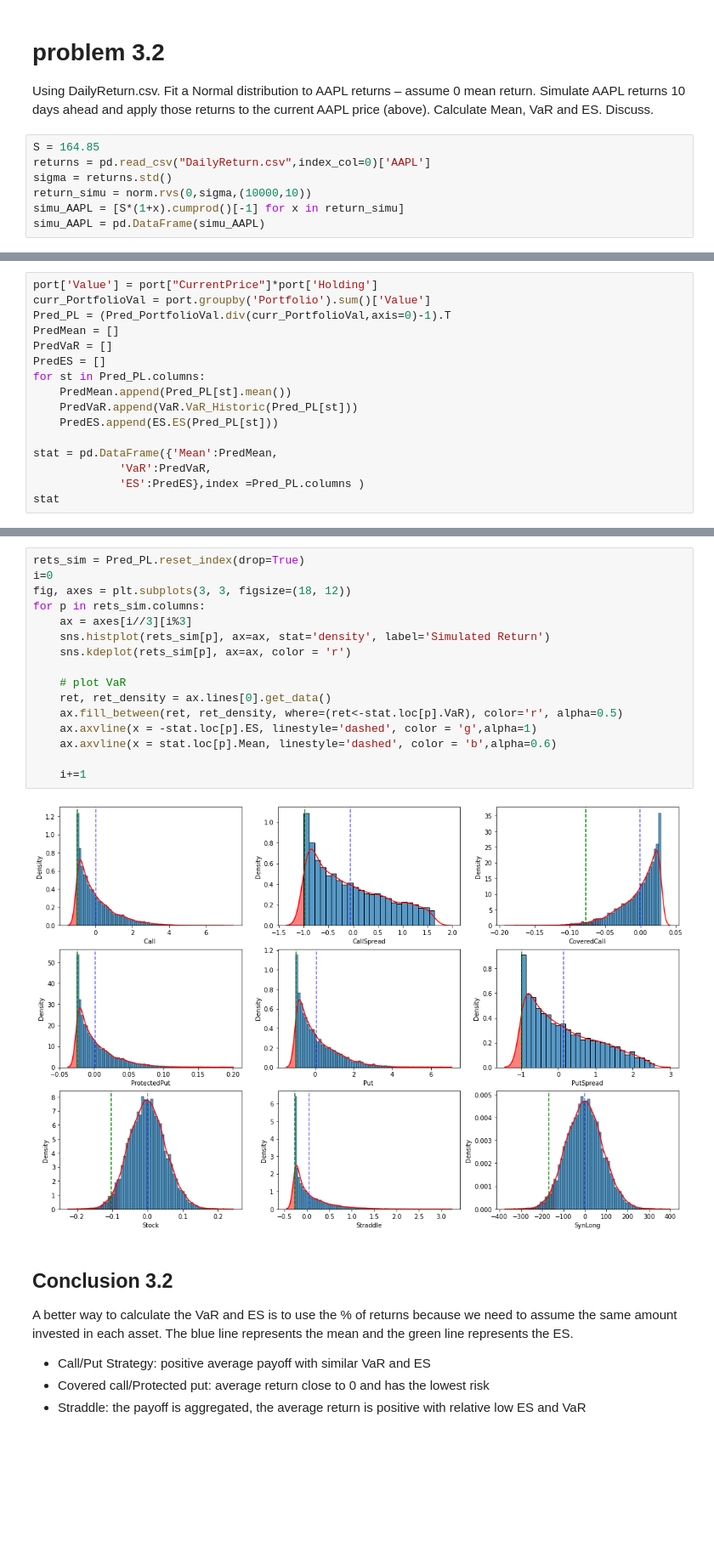
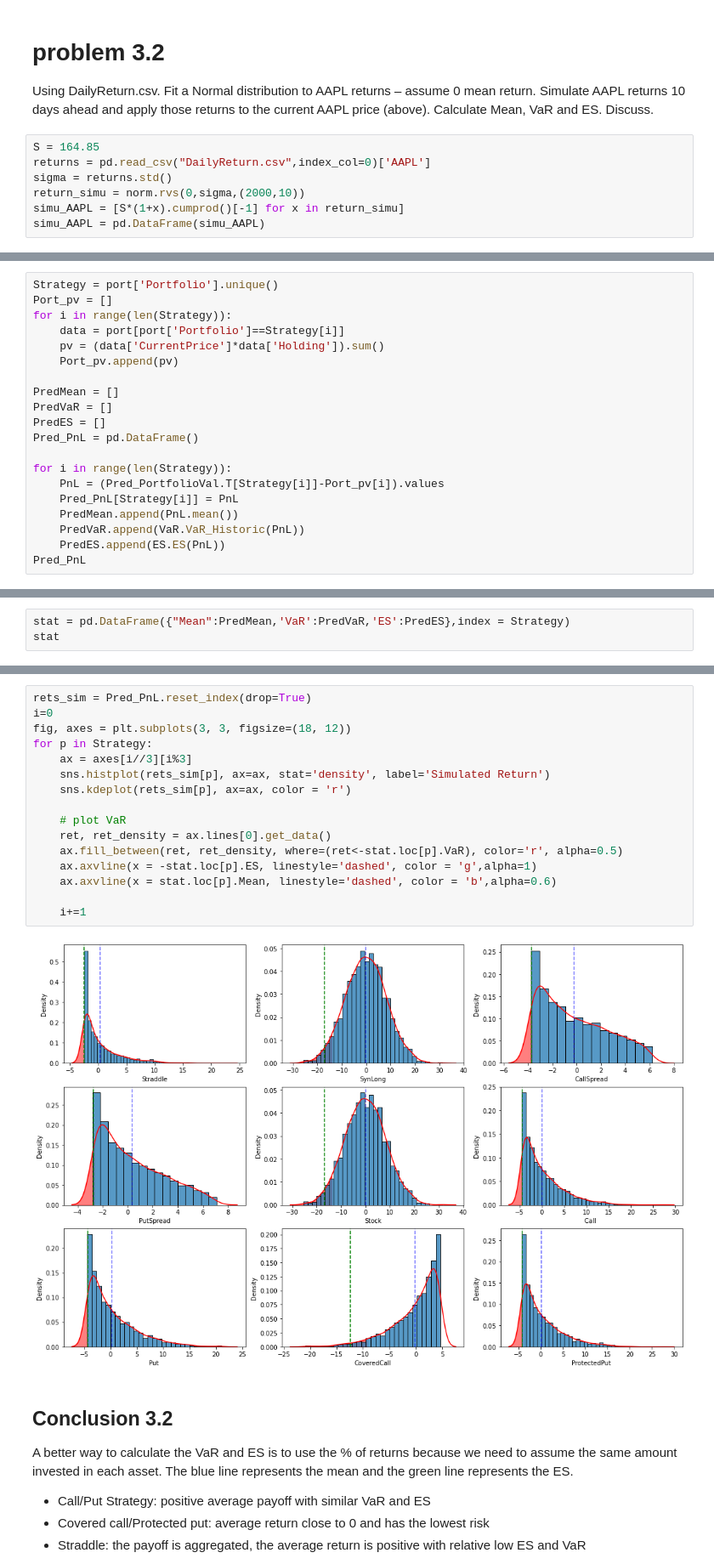
Before and after one commit to zeshengli98/Fintech590-Risk, a Jupyter notebook: Week06/Week06.ipynb, the cells around one changed output, grey strips where cells are left out. Shown: that part at 85% size. Saved outputs shown, nothing was run; the diff lists cells and outputs as text; blank space fills up the shorter version.

```diff
--- a/Week06/Week06.ipynb
+++ b/Week06/Week06.ipynb
@@ -306,7 +307,7 @@ Using DailyReturn.csv. Fit a Normal distribution to AAPL returns – assume 0 me
 S = 164.85
 returns = pd.read_csv("DailyReturn.csv",index_col=0)['AAPL']
 sigma = returns.std()
-return_simu = norm.rvs(0,sigma,(10000,10))
+return_simu = norm.rvs(0,sigma,(2000,10))
 simu_AAPL = [S*(1+x).cumprod()[-1] for x in return_simu]
 simu_AAPL = pd.DataFrame(simu_AAPL)
 # %%
@@ -314,16 +329,0 @@ Pred_PortfolioVal = portfolio_value(port, list(simu_AAPL.values),datetime(2022,3
-# %%
-port['Value'] = port["CurrentPrice"]*port['Holding']
-curr_PortfolioVal = port.groupby('Portfolio').sum()['Value']
-Pred_PL = (Pred_PortfolioVal.div(curr_PortfolioVal,axis=0)-1).T
-PredMean = []
-PredVaR = []
-PredES = []
-for st in Pred_PL.columns:
-    PredMean.append(Pred_PL[st].mean())
-    PredVaR.append(VaR.VaR_Historic(Pred_PL[st]))
-    PredES.append(ES.ES(Pred_PL[st]))
-
-stat = pd.DataFrame({'Mean':PredMean,
-             'VaR':PredVaR,
-             'ES':PredES},index =Pred_PL.columns )
-stat
@@ -341,0 +330,20 @@ stat
+# %%
+Strategy = port['Portfolio'].unique()
+Port_pv = []
+for i in range(len(Strategy)):
+    data = port[port['Portfolio']==Strategy[i]]
+    pv = (data['CurrentPrice']*data['Holding']).sum()
+    Port_pv.append(pv)
+
+PredMean = []
+PredVaR = []
+PredES = []
+Pred_PnL = pd.DataFrame()
+
+for i in range(len(Strategy)):
+    PnL = (Pred_PortfolioVal.T[Strategy[i]]-Port_pv[i]).values
+    Pred_PnL[Strategy[i]] = PnL
+    PredMean.append(PnL.mean())
+    PredVaR.append(VaR.VaR_Historic(PnL))
+    PredES.append(ES.ES(PnL))
+Pred_PnL
@@ -341,0 +364,3 @@ stat
+# %%
+stat = pd.DataFrame({"Mean":PredMean,'VaR':PredVaR,'ES':PredES},index = Strategy)
+stat
@@ -342,21 +378,21 @@ stat
 # %%
-rets_sim = Pred_PL.reset_index(drop=True)
+rets_sim = Pred_PnL.reset_index(drop=True)
 i=0
 fig, axes = plt.subplots(3, 3, figsize=(18, 12))
-for p in rets_sim.columns:
+for p in Strategy:
     ax = axes[i//3][i%3]
     sns.histplot(rets_sim[p], ax=ax, stat='density', label='Simulated Return')
     sns.kdeplot(rets_sim[p], ax=ax, color = 'r')
 
     # plot VaR
     ret, ret_density = ax.lines[0].get_data()
     ax.fill_between(ret, ret_density, where=(ret<-stat.loc[p].VaR), color='r', alpha=0.5)
     ax.axvline(x = -stat.loc[p].ES, linestyle='dashed', color = 'g',alpha=1)
     ax.axvline(x = stat.loc[p].Mean, linestyle='dashed', color = 'b',alpha=0.6)
 
     i+=1
 # %% [output]
-[figure, old version]
+[figure, new version]
 # %% [markdown]
 ## Conclusion 3.2
 A better way to calculate the VaR and ES is to use the % of returns because we need to assume the same amount invested in each asset. The blue line represents the mean and the green line represents the ES.
```
Also changed, not shown: parts of 5 cells of this notebook, 17 other files.
